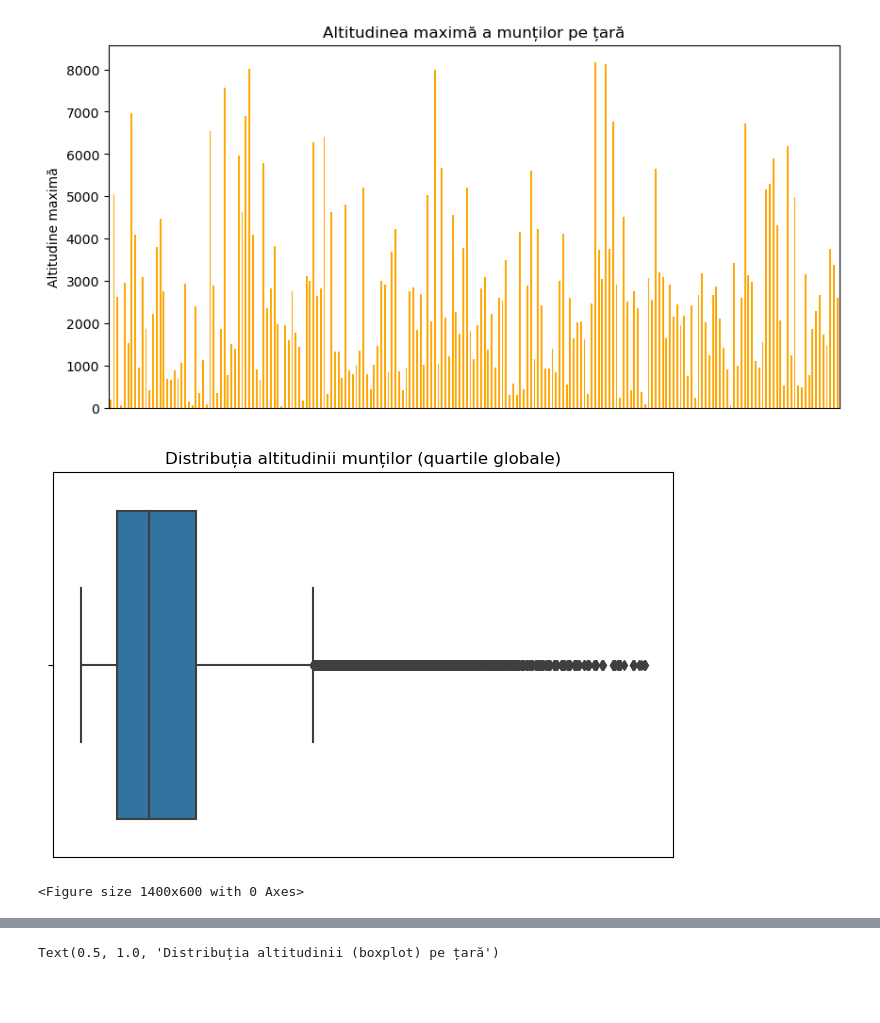
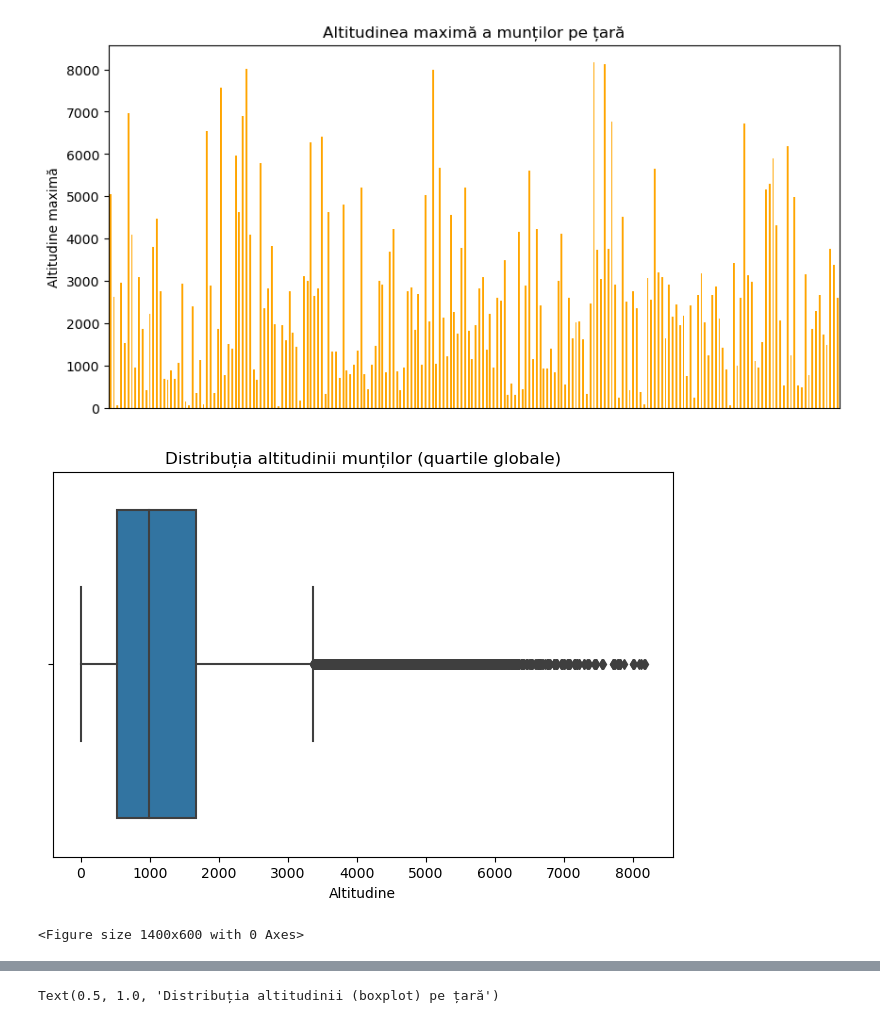
Before and after one commit to bagae/CodeSinaia-2025, a Jupyter notebook: IntroToPy/mountains.ipynb, the cells around one changed output, grey strips where cells are left out. Saved outputs shown, nothing was run; the diff lists cells and outputs as text; code cells hidden in the pictures; blank space fills up the shorter version.

```diff
--- a/IntroToPy/mountains.ipynb
+++ b/IntroToPy/mountains.ipynb
@@ -6,6 +6,8 @@ import statistics
 
 with open('mountains_db.tsv', encoding='utf-8') as f:
     lines = f.readlines()
+with open('countries_db.tsv', encoding='utf-8') as f:
+    lines_countries = f.readlines()
 
 names = []
 altitudes = []
@@ -24,10 +26,24 @@ df = pd.DataFrame({
     'name': names,
     'altitude': altitudes,
     'tara': taras,
-    'codiso': codisos
+    'codiso': codisos,
 })
+names_cont = []
+continent = []
+for line in lines_countries:
+    parts = line.strip().split('\t')
+    if len(parts) == 2:
+        names_cont.append(parts[0])
+        continent.append(parts[1])
 
+#print(names_cont)
+df2 = pd.DataFrame({
+    'names': names_cont,
+    'continent': continent,
+})
+df=pd.merge(df, df2, left_on='codiso',right_on='names', how='inner')
 df.to_csv('mountains_db.csv', index=False)
 df.head()
+print(df['continent'].unique())
 print(f"nrtari {len(np.array(df['tara'].unique()))}")
 # %% [output]
@@ -122,7 +132,7 @@ plt.show()
 plt.figure(figsize=(8,5))
 sns.boxplot(x=notnullvals['altitude'])
 plt.xlabel('Altitudine')
-plt.gca().axes.get_xaxis().set_visible(False)
+#plt.gca().axes.get_xaxis().set_visible(False)
 plt.title('Distribuția altitudinii munților (quartile globale)')
 plt.show()
 
@@ -148,3 +158,3 @@ plt.title('Distribuția altitudinii (boxplot) pe țară')
-[figure, old version]
+[figure, new version]
-[figure, old version]
+[figure, new version]
 <Figure size 1400x600 with 0 Axes>
```
Also changed, not shown: parts of 5 cells of this notebook, 10 other files.
